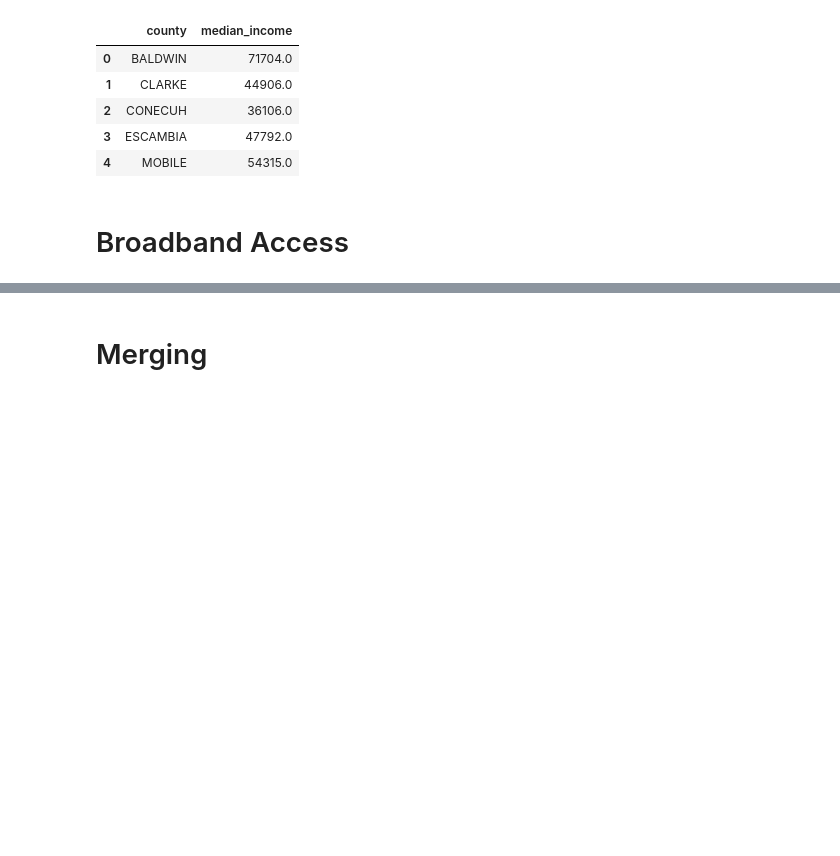
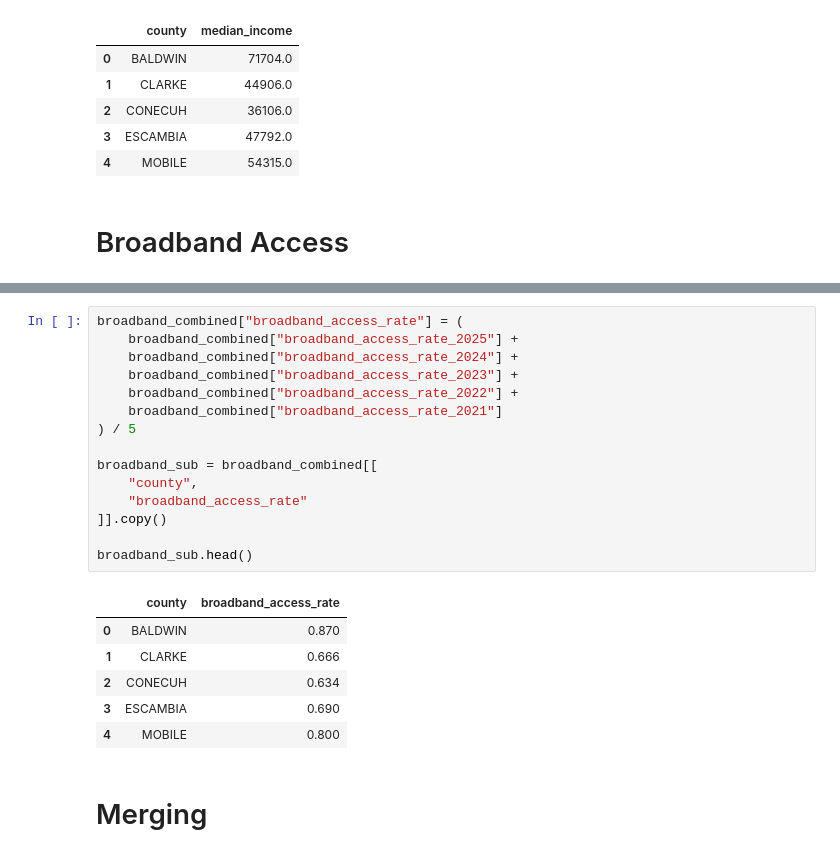
Before and after one commit to lacarabela/GC-CPRI, a Jupyter notebook: notebooks/01_merge_and_feature_build.ipynb, the cells around one changed output, grey strips where cells are left out. Cells and saved outputs as stored; diff of their text form; blank space fills up the shorter version.

```diff
--- a/notebooks/01_merge_and_feature_build.ipynb
+++ b/notebooks/01_merge_and_feature_build.ipynb
@@ -612,3 +700,25 @@ population_sub.head()
+# %%
+broadband_combined["broadband_access_rate"] = (
+    broadband_combined["broadband_access_rate_2025"] +
+    broadband_combined["broadband_access_rate_2024"] +
+    broadband_combined["broadband_access_rate_2023"] +
+    broadband_combined["broadband_access_rate_2022"] +
+    broadband_combined["broadband_access_rate_2021"]
+) / 5
+
+broadband_sub = broadband_combined[[
+    "county",
+    "broadband_access_rate"
+]].copy()
+
+broadband_sub.head()
+# %% [output]
+|  | county | broadband_access_rate |
+| 0 | BALDWIN | 0.870 |
+| 1 | CLARKE | 0.666 |
+| 2 | CONECUH | 0.634 |
+| 3 | ESCAMBIA | 0.690 |
+| 4 | MOBILE | 0.800 |
 # %% [markdown]
 # Merging
 # %%
```
Also changed, not shown: parts of 10 cells of this notebook, 15 other files.
